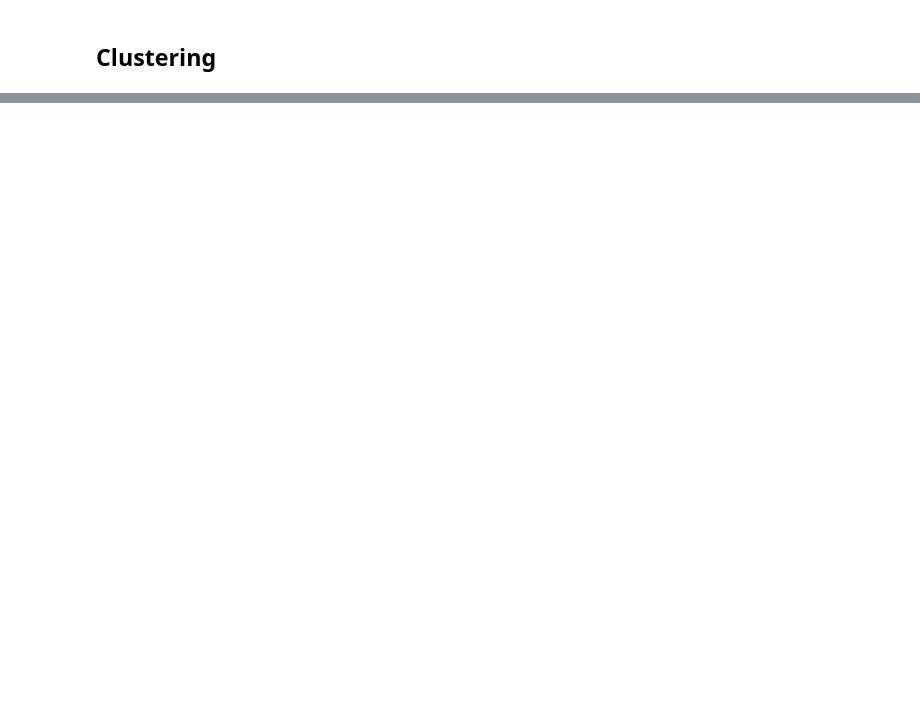
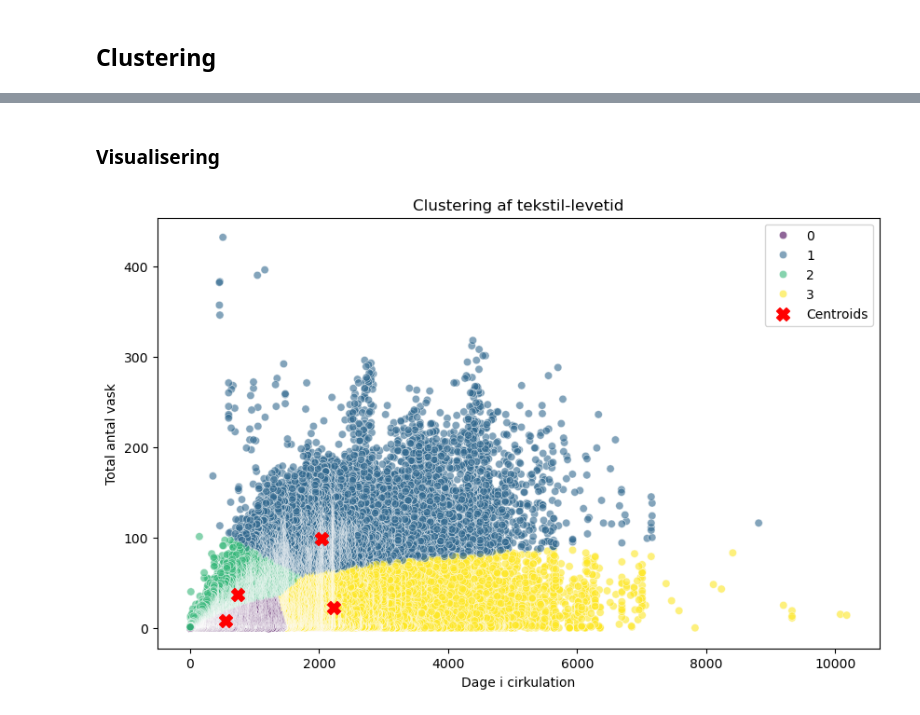
Before and after one commit to Mathias2209/Dataprojekt, a Jupyter notebook: Cluster.ipynb, the cells around one changed output, grey strips where cells are left out. Saved outputs shown, nothing was run; the diff lists cells and outputs as text; code cells hidden in the pictures; blank space fills up the shorter version.

Commit message:
Lavet clustering og fortolkning

```diff
--- a/Cluster.ipynb
+++ b/Cluster.ipynb
@@ -52,0 +65,18 @@ NameError: name 'X_scaled' is not defined
+# %% [markdown]
+### Visualisering
+# %%
+# Plot
+plt.figure(figsize=(10, 6))
+sns.scatterplot(data=cluster_df, x='Dage i cirkulation', y='Total antal vask',
+                hue='Cluster', palette='viridis', alpha=0.6)
+plt.title('Clustering af tekstil-levetid')
+
+# Gennemsnit for hver cluster
+centers = kmeans.cluster_centers_
+centers_unscaled = scaler.inverse_transform(centers)
+plt.scatter(centers_unscaled[:, 1], centers_unscaled[:, 0], c='red', s=100, marker='X', label='Centroids')
+
+plt.legend()
+plt.show()
+# %% [output]
+[figure, added]
```
Also changed, not shown: parts of 9 cells of this notebook.
